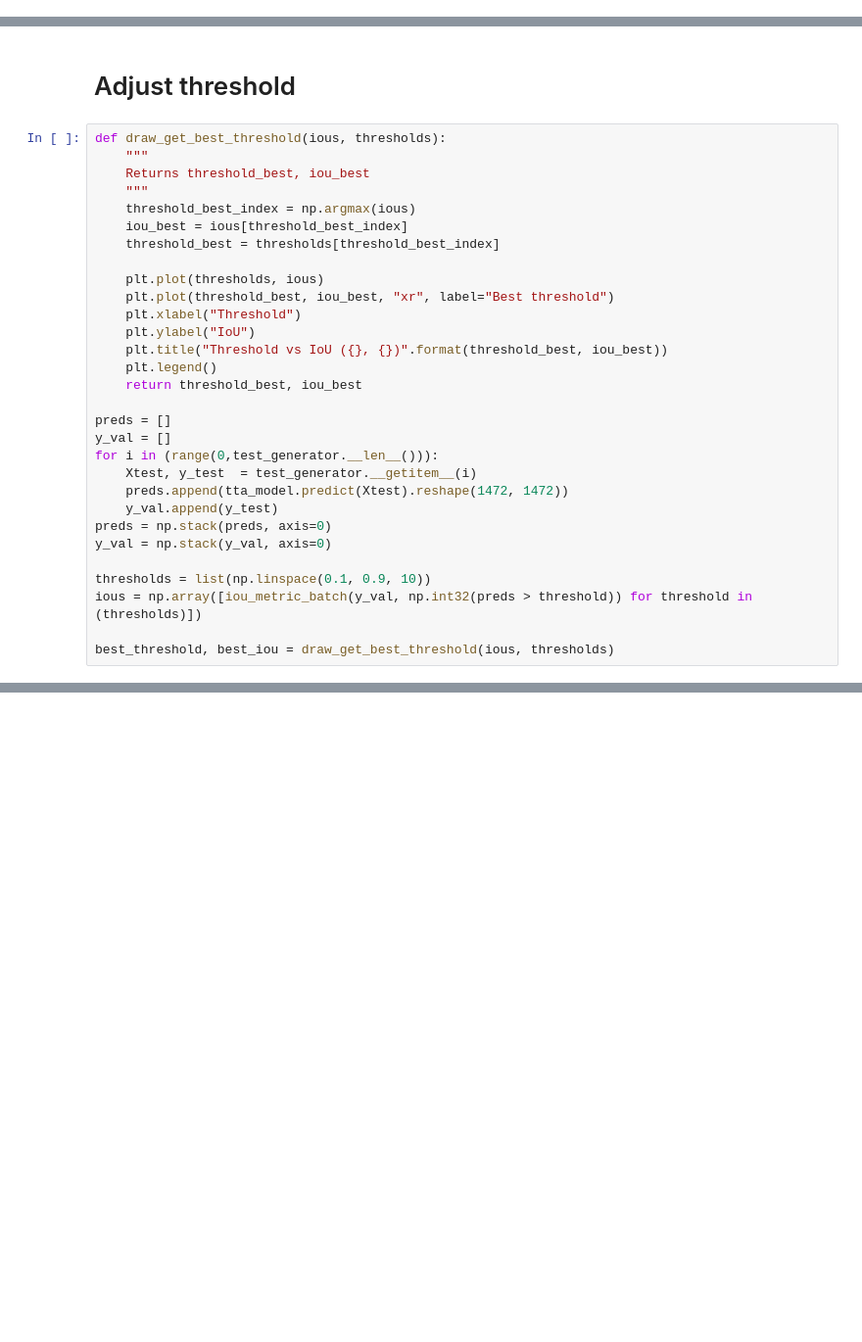
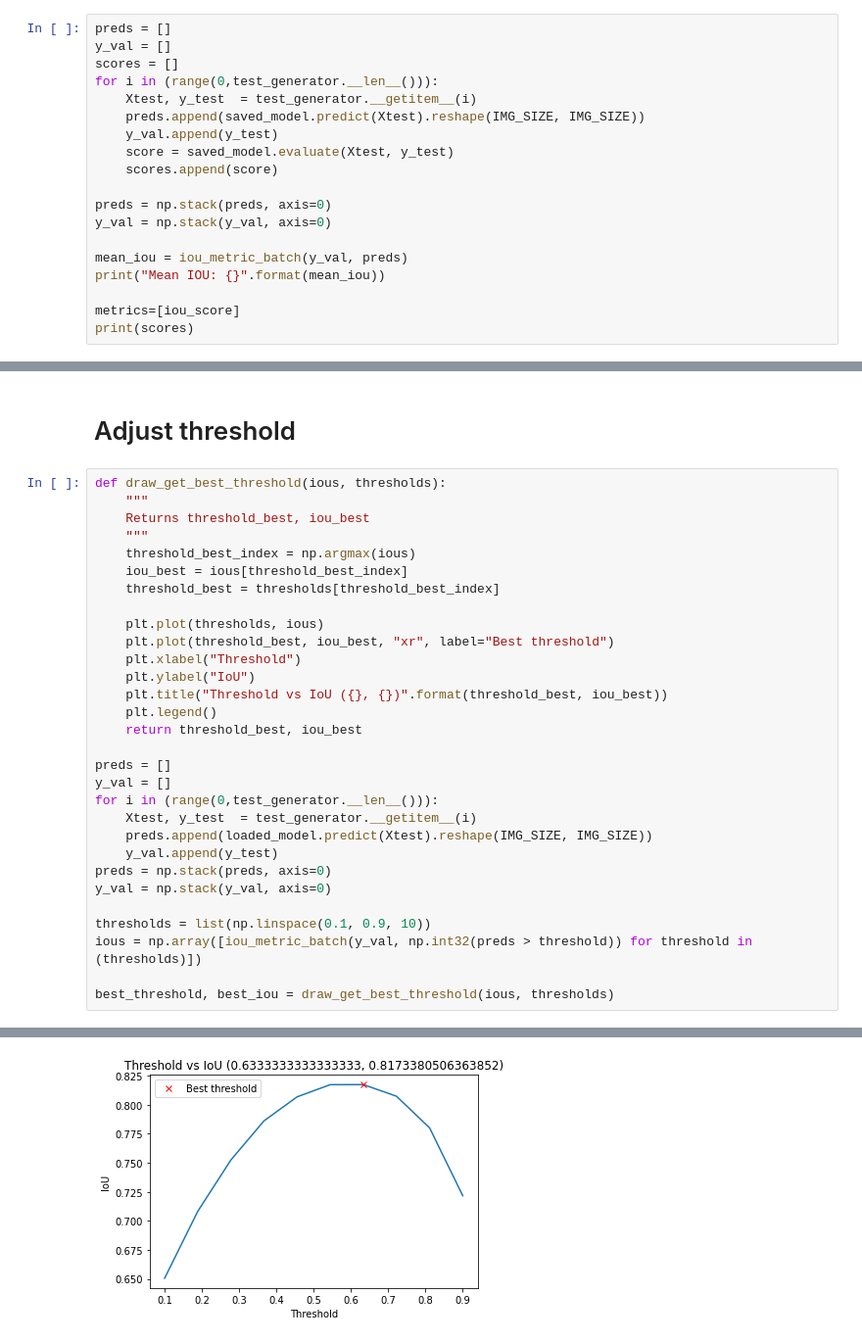
Before and after one commit to poonamparhar/SolarNet, a Jupyter notebook: semantic_segmentation_training.ipynb, the cells around one changed output, grey strips where cells are left out. Shown: that part at 98% size. Cells and saved outputs as stored; diff of their text form; blank space fills up the shorter version.

```diff
--- a/semantic_segmentation_training.ipynb
+++ b/semantic_segmentation_training.ipynb
@@ -309,0 +547,19 @@ plot_mask_gt_image(predicted, y_test.squeeze(0).squeeze(-1),\
+# %%
+preds = []
+y_val = []
+scores = []
+for i in (range(0,test_generator.__len__())):
+    Xtest, y_test  = test_generator.__getitem__(i)
+    preds.append(saved_model.predict(Xtest).reshape(IMG_SIZE, IMG_SIZE))
+    y_val.append(y_test)
+    score = saved_model.evaluate(Xtest, y_test)
+    scores.append(score)
+
+preds = np.stack(preds, axis=0)
+y_val = np.stack(y_val, axis=0)
+
+mean_iou = iou_metric_batch(y_val, preds)
+print("Mean IOU: {}".format(mean_iou))
+
+metrics=[iou_score]
+print(scores)
@@ -354,7 +608,7 @@ preds = []
 y_val = []
 for i in (range(0,test_generator.__len__())):
     Xtest, y_test  = test_generator.__getitem__(i)
-    preds.append(tta_model.predict(Xtest).reshape(1472, 1472))
+    preds.append(loaded_model.predict(Xtest).reshape(IMG_SIZE, IMG_SIZE))
     y_val.append(y_test)
 preds = np.stack(preds, axis=0)
 y_val = np.stack(y_val, axis=0)
@@ -367,0 +621 @@ NameError: ignored
+[figure, added]
```
Also changed, not shown: parts of 30 cells of this notebook.
